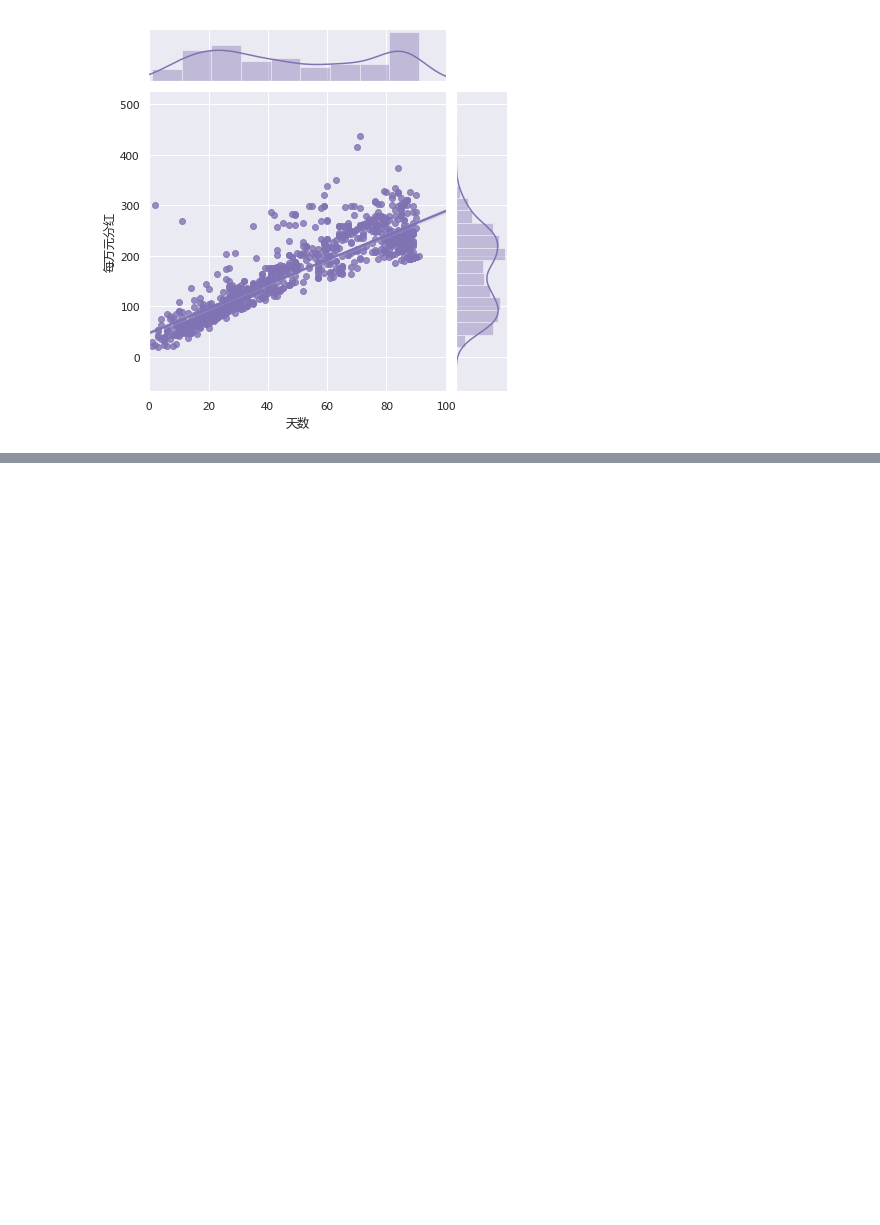
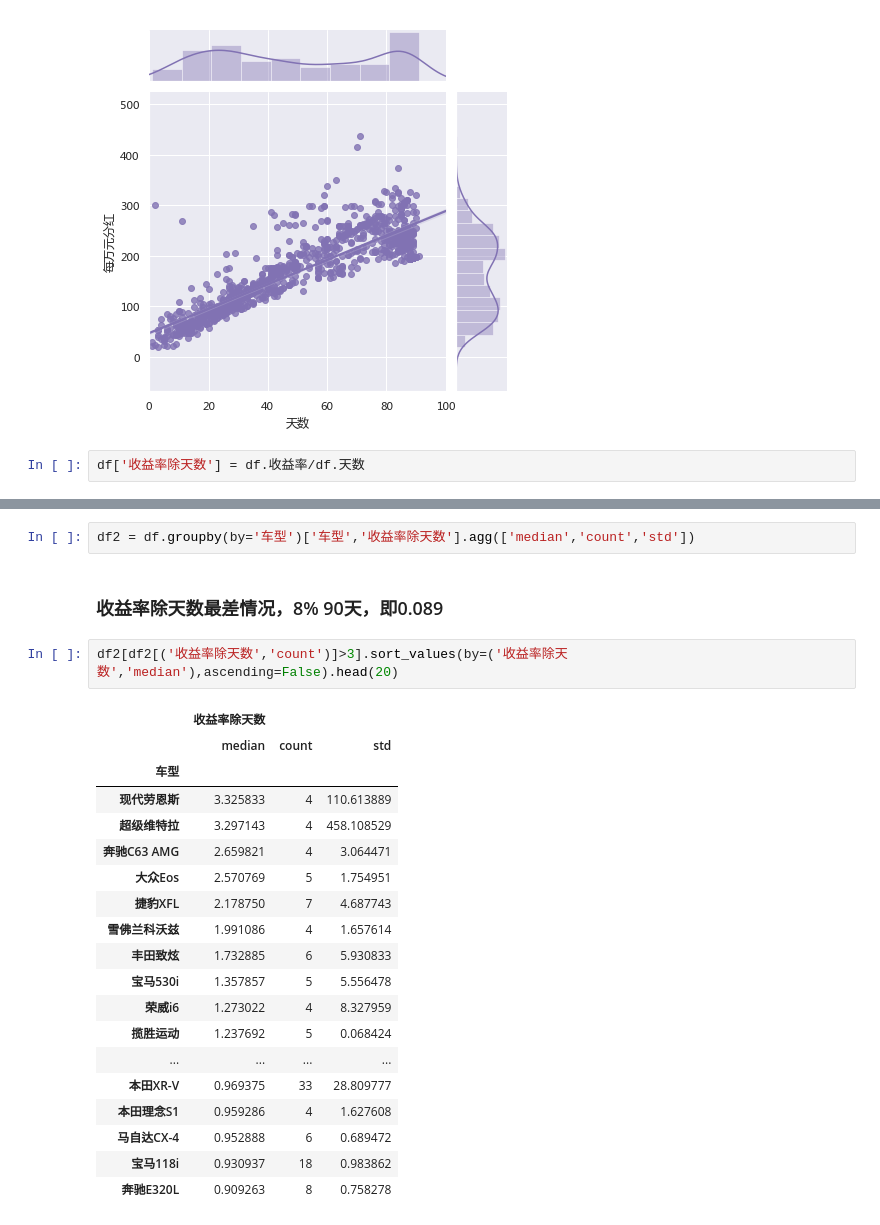
Before and after one commit to maxlz/carsale, a Jupyter notebook: car_sale.ipynb, the cells around one changed output, grey strips where cells are left out. Drawn from its saved outputs; the diff is of its cells as text; blank space fills up the shorter version.

```diff
--- a/car_sale.ipynb
+++ b/car_sale.ipynb
@@ -354,3 +354,5 @@ for i in a:
 sns.jointplot(x='天数',y='每万元分红',data=df.sample(1000),xlim=(0,100),kind="reg",color="m");
 # %% [output]
 [figure]
+# %%
+df['收益率除天数'] = df.收益率/df.天数
@@ -356,0 +368,26 @@ sns.jointplot(x='天数',y='每万元分红',data=df.sample(1000),xlim=(0,100),k
+# %%
+df2 = df.groupby(by='车型')['车型','收益率除天数'].agg(['median','count','std'])
+# %% [markdown]
+### 收益率除天数最差情况，8% 90天，即0.089
+# %%
+df2[df2[('收益率除天数','count')]>3].sort_values(by=('收益率除天数','median'),ascending=False).head(20)
+# %% [output]
+|  | 收益率除天数 |  |  |
+|  | median | count | std |
+| 车型 |  |  |  |
+| 现代劳恩斯 | 3.325833 | 4 | 110.613889 |
+| 超级维特拉 | 3.297143 | 4 | 458.108529 |
+| 奔驰C63 AMG | 2.659821 | 4 | 3.064471 |
+| 大众Eos | 2.570769 | 5 | 1.754951 |
+| 捷豹XFL | 2.178750 | 7 | 4.687743 |
+| 雪佛兰科沃兹 | 1.991086 | 4 | 1.657614 |
+| 丰田致炫 | 1.732885 | 6 | 5.930833 |
+| 宝马530i | 1.357857 | 5 | 5.556478 |
+| 荣威i6 | 1.273022 | 4 | 8.327959 |
+| 揽胜运动 | 1.237692 | 5 | 0.068424 |
+| ... | ... | ... | ... |
+| 本田XR-V | 0.969375 | 33 | 28.809777 |
+| 本田理念S1 | 0.959286 | 4 | 1.627608 |
+| 马自达CX-4 | 0.952888 | 6 | 0.689472 |
+| 宝马118i | 0.930937 | 18 | 0.983862 |
+| 奔驰E320L | 0.909263 | 8 | 0.758278 |
```
Also changed, not shown: parts of 4 cells of this notebook, 2 other files.
